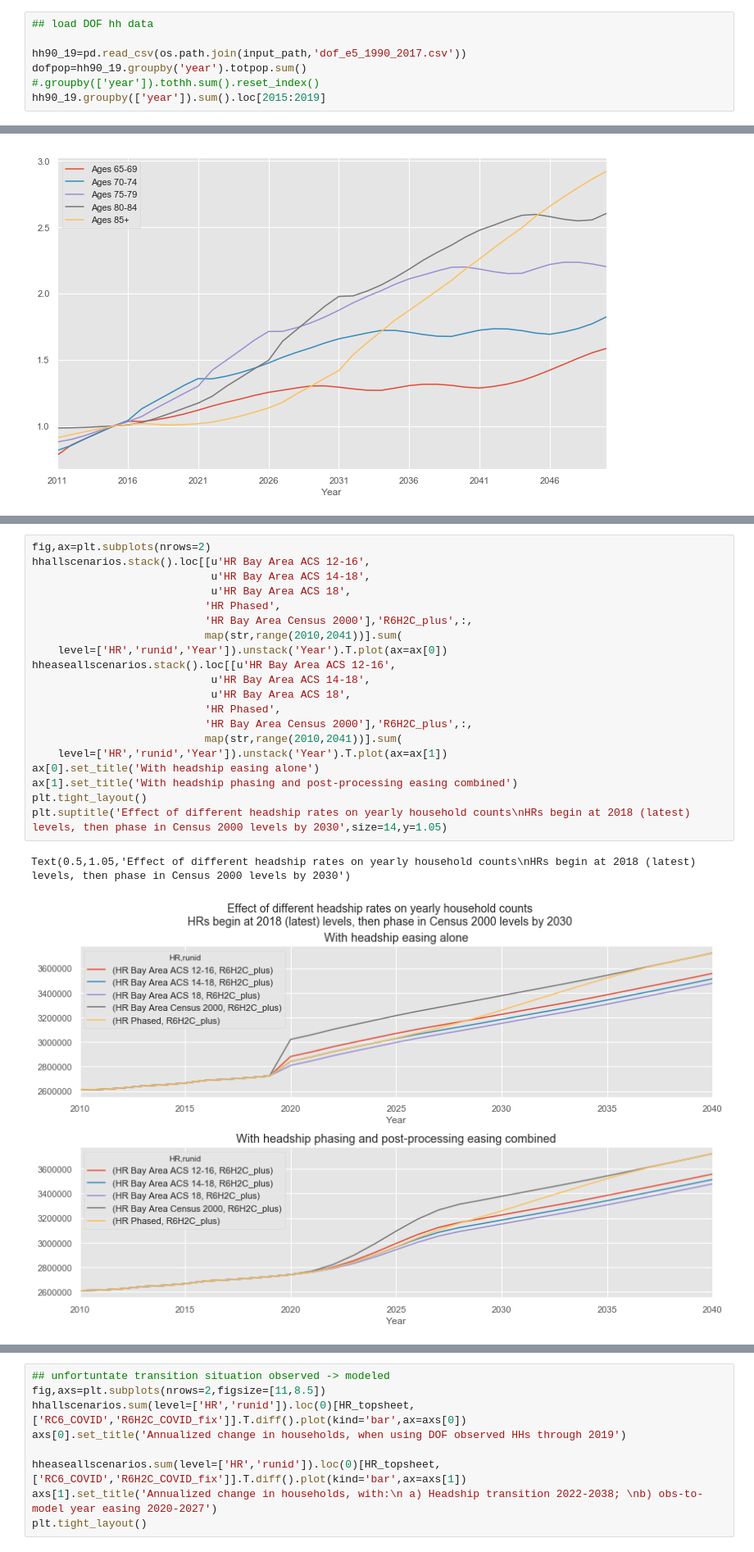
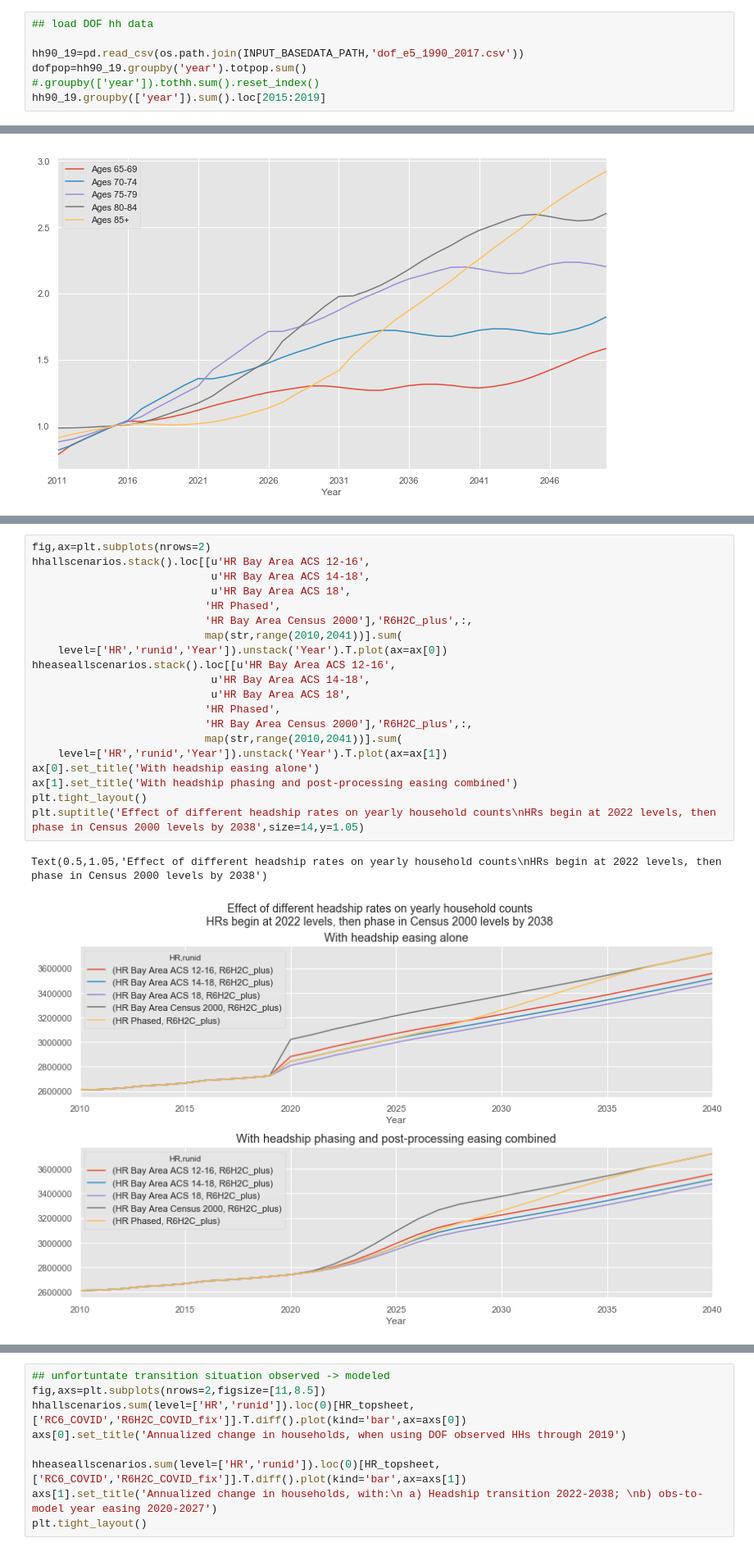
Before and after one commit to BayAreaMetro/regional_forecast, a Jupyter notebook: household_forecast/REGPROJ-HHPROJ 1 - Total household projection PBA2050 Phased HR.ipynb, the cells around one changed output, grey strips where cells are left out. Shown: that part at 82% size. Cells and saved outputs as stored; diff of their text form.

```diff
--- a/household_forecast/REGPROJ-HHPROJ 1 - Total household projection PBA2050 Phased HR.ipynb
+++ b/household_forecast/REGPROJ-HHPROJ 1 - Total household projection PBA2050 Phased HR.ipynb
@@ -286,7 +293,7 @@ hh80=cnty80.groupby(['HR','runid','Region','year']).value.sum()
 # %%
 ## load DOF hh data
 
-hh90_19=pd.read_csv(os.path.join(input_path,'dof_e5_1990_2017.csv'))
+hh90_19=pd.read_csv(os.path.join(INPUT_BASEDATA_PATH,'dof_e5_1990_2017.csv'))
 dofpop=hh90_19.groupby('year').totpop.sum()
 #.groupby(['year']).tothh.sum().reset_index()
 hh90_19.groupby(['year']).sum().loc[2015:2019]
@@ -855,26 +876,26 @@ hhallscenarios.stack().loc[[u'HR Bay Area ACS 12-16',
 # %%
 fig,ax=plt.subplots(nrows=2)
 hhallscenarios.stack().loc[[u'HR Bay Area ACS 12-16',
                             u'HR Bay Area ACS 14-18',
                             u'HR Bay Area ACS 18',
                            'HR Phased',
                            'HR Bay Area Census 2000'],'R6H2C_plus',:,
                            map(str,range(2010,2041))].sum(
     level=['HR','runid','Year']).unstack('Year').T.plot(ax=ax[0])
 hheaseallscenarios.stack().loc[[u'HR Bay Area ACS 12-16',
                             u'HR Bay Area ACS 14-18',
                             u'HR Bay Area ACS 18',
                            'HR Phased',
                            'HR Bay Area Census 2000'],'R6H2C_plus',:,
                            map(str,range(2010,2041))].sum(
     level=['HR','runid','Year']).unstack('Year').T.plot(ax=ax[1])
 ax[0].set_title('With headship easing alone')
 ax[1].set_title('With headship phasing and post-processing easing combined')
 plt.tight_layout()
-plt.suptitle('Effect of different headship rates on yearly household counts\nHRs begin at 2018 (latest) levels, then phase in Census 2000 levels by 2030',size=14,y=1.05)
+plt.suptitle('Effect of different headship rates on yearly household counts\nHRs begin at 2022 levels, then phase in Census 2000 levels by 2038',size=14,y=1.05)
 # %% [output]
-Text(0.5,1.05,'Effect of different headship rates on yearly household counts\nHRs begin at 2018 (latest) levels, then phase in Census 2000 levels by 2030')
+Text(0.5,1.05,'Effect of different headship rates on yearly household counts\nHRs begin at 2022 levels, then phase in Census 2000 levels by 2038')
-[figure, old version]
+[figure, new version]
 # %%
 fig,ax=plt.subplots(nrows=2)
 hhallscenarios.stack().loc[[#u'HR Bay Area ACS 12-16',
```
Also changed, not shown: parts of 19 cells of this notebook.
